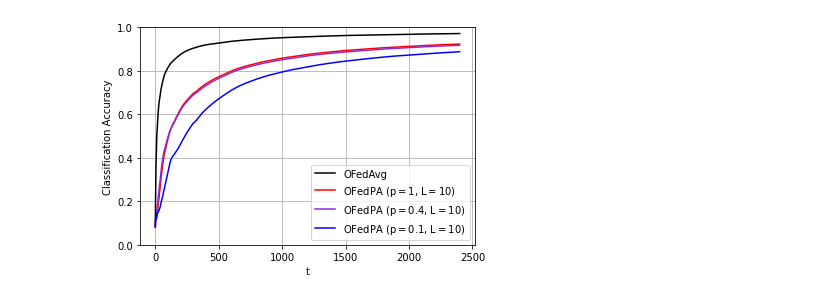
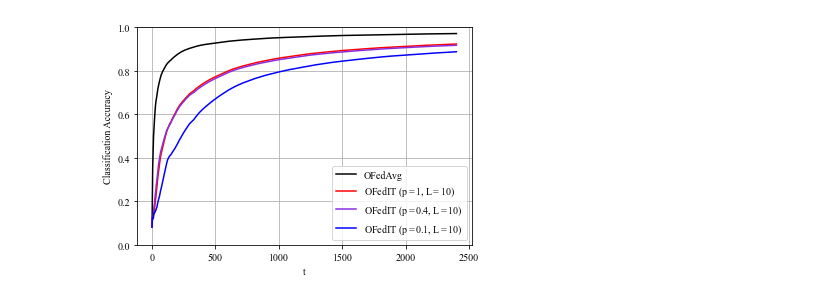
Before and after one commit to IISL-HYU/OFedIT, a Jupyter notebook: plot.ipynb, the cells around one changed output. Cells and saved outputs as stored; diff of their text form; code cells hidden in the pictures.

```diff
--- a/plot.ipynb
+++ b/plot.ipynb
@@ -38,6 +38,7 @@ plt.legend(ncol = 1)
 plt.xlabel('t')
 # naming the y axis
 plt.ylabel('Classification Accuracy')
+plt.rcParams["font.family"] = "Times New Roman"
 
 # giving a title to my graph
 
@@ -67,32 +68,32 @@ with open("./Accuracy_lists/OFedIT_L10_p0.1.pkl","rb") as f:
 t1 = list(range(len(accuracy_list)))
 t2 = list(range(len(accuracy_list2)))
 t3 = list(range(len(accuracy_list3)))
 t4 = list(range(len(accuracy_list4)))
 
 y1 = accuracy_list
 y2 = accuracy_list2
 y3 = accuracy_list3
 y4 = accuracy_list4
 
 # plotting the points
 plt.plot(t1, y1, 'black', label='OFedAvg')
 plt.plot(t2, y2, 'r-', label=r'OFedIT ($\mathdefault{p=1}$, $\mathdefault{L=10}$)')
 plt.plot(t3, y3, 'blueviolet', label=r'OFedIT ($\mathdefault{p=0.4}$, $\mathdefault{L=10}$)')
 plt.plot(t4, y4, 'b-', label=r'OFedIT ($\mathdefault{p=0.1}$, $\mathdefault{L=10}$)')
 
 plt.ylim([0, 1])
 plt.legend(ncol = 1)
 
 # naming the x axis
 plt.xlabel('t')
 # naming the y axis
 plt.ylabel('Classification Accuracy')
-
+plt.rcParams["font.family"] = "Times New Roman"
 # giving a title to my graph
 
 # function to show the plot
 plt.grid()
 plt.savefig('./Figures/Comparison_L10.png', dpi=200, facecolor="white")
 plt.show()
 # %% [output]
-[figure, old version]
+[figure, new version]
```
Also changed, not shown: parts of 1 cell of this notebook, 6 other files.
